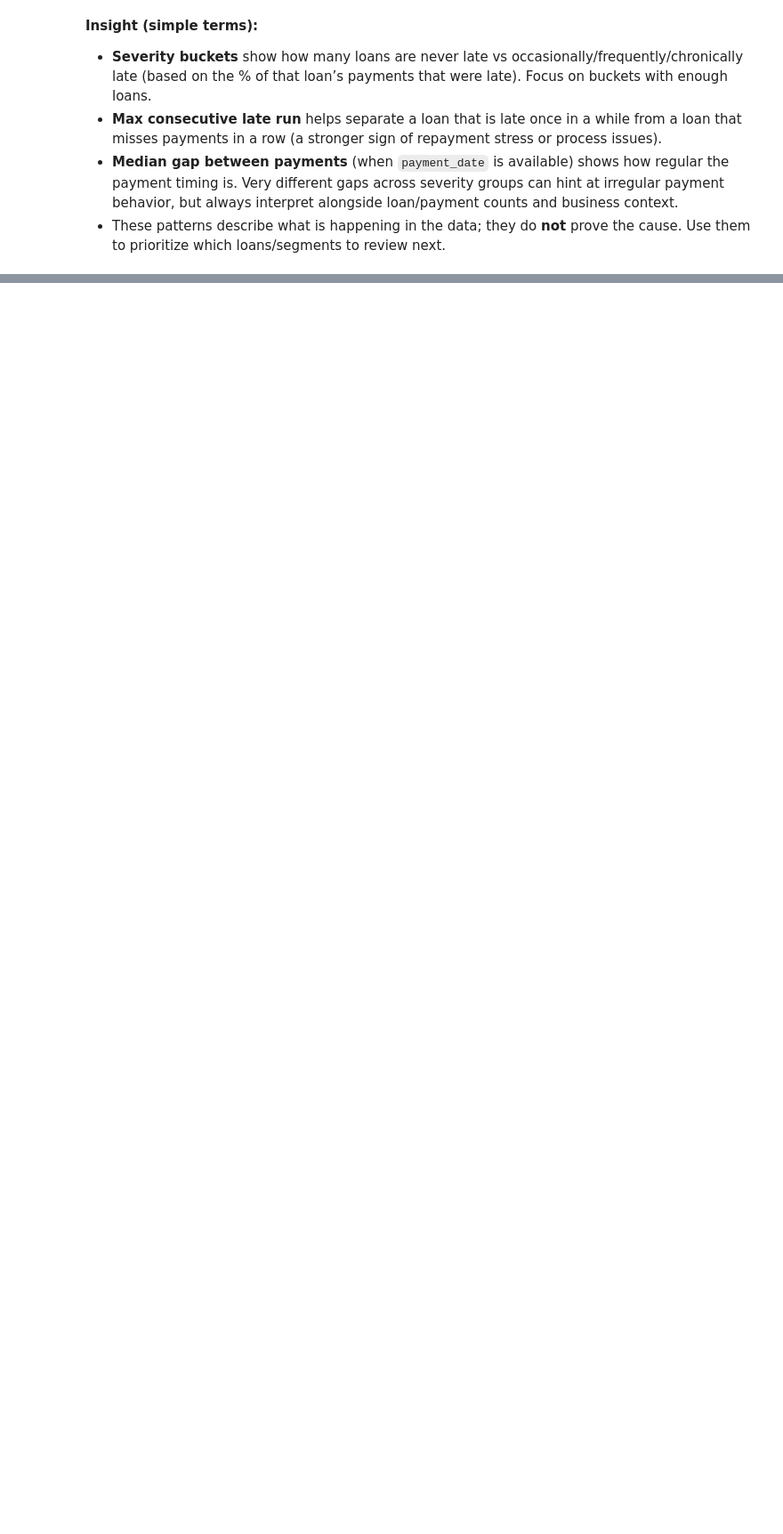
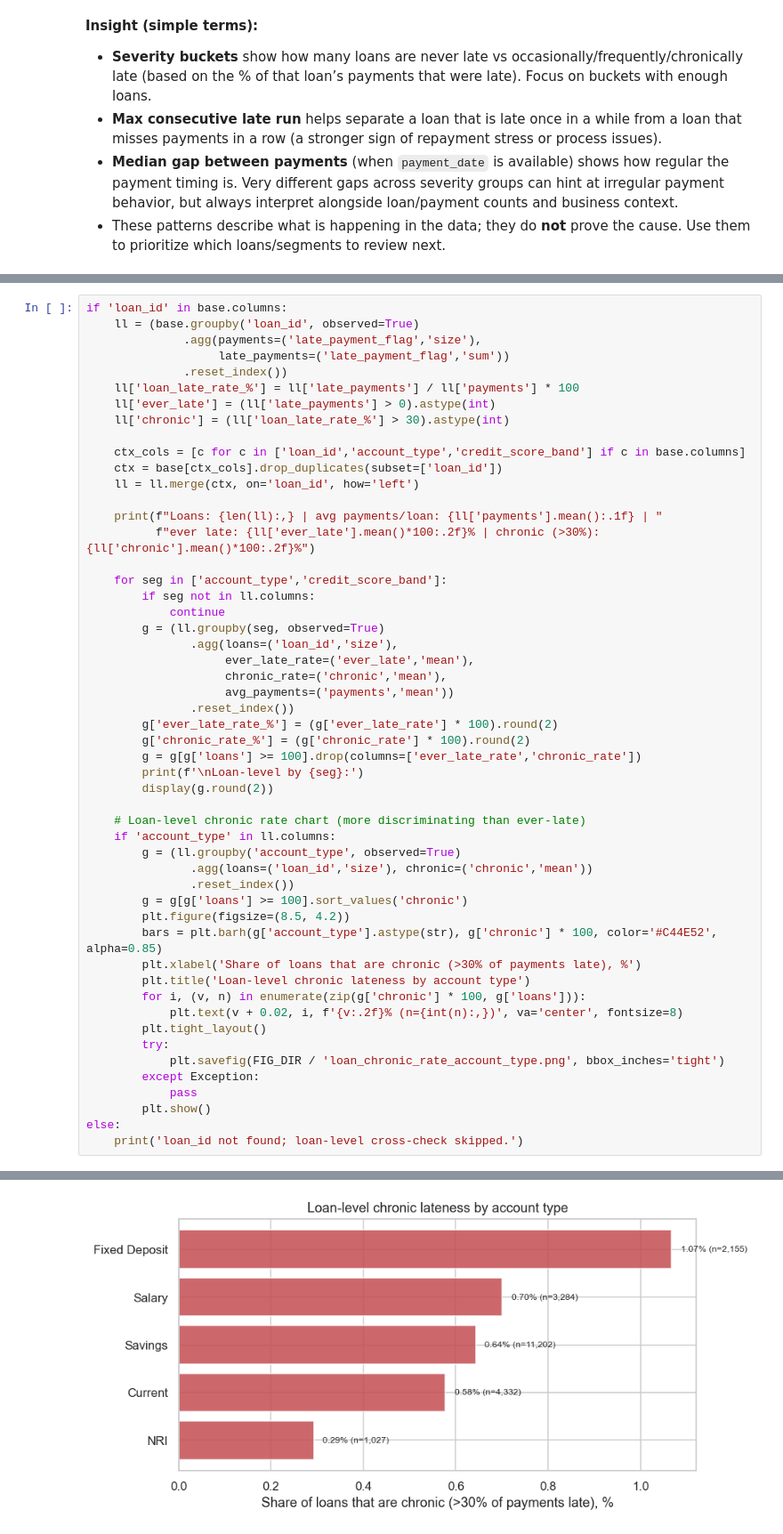
Before and after one commit to ConradNats/Banking-data-analysis, a Jupyter notebook: notebooks/02_loan_repayment.ipynb, the cells around one changed output, grey strips where cells are left out. Shown at 89% size. Cells and saved outputs as stored; diff of their text form; blank space fills up the shorter version.

```diff
--- a/notebooks/02_loan_repayment.ipynb
+++ b/notebooks/02_loan_repayment.ipynb
@@ -1896,0 +2066,53 @@ else:
+# %%
+if 'loan_id' in base.columns:
+    ll = (base.groupby('loan_id', observed=True)
+              .agg(payments=('late_payment_flag','size'),
+                   late_payments=('late_payment_flag','sum'))
+              .reset_index())
+    ll['loan_late_rate_%'] = ll['late_payments'] / ll['payments'] * 100
+    ll['ever_late'] = (ll['late_payments'] > 0).astype(int)
+    ll['chronic'] = (ll['loan_late_rate_%'] > 30).astype(int)
+
+    ctx_cols = [c for c in ['loan_id','account_type','credit_score_band'] if c in base.columns]
+    ctx = base[ctx_cols].drop_duplicates(subset=['loan_id'])
+    ll = ll.merge(ctx, on='loan_id', how='left')
+
+    print(f"Loans: {len(ll):,} | avg payments/loan: {ll['payments'].mean():.1f} | "
+          f"ever late: {ll['ever_late'].mean()*100:.2f}% | chronic (>30%): {ll['chronic'].mean()*100:.2f}%")
+
+    for seg in ['account_type','credit_score_band']:
+        if seg not in ll.columns:
+            continue
+        g = (ll.groupby(seg, observed=True)
+               .agg(loans=('loan_id','size'),
+                    ever_late_rate=('ever_late','mean'),
+                    chronic_rate=('chronic','mean'),
+                    avg_payments=('payments','mean'))
+               .reset_index())
+        g['ever_late_rate_%'] = (g['ever_late_rate'] * 100).round(2)
+        g['chronic_rate_%'] = (g['chronic_rate'] * 100).round(2)
+        g = g[g['loans'] >= 100].drop(columns=['ever_late_rate','chronic_rate'])
+        print(f'\nLoan-level by {seg}:')
+        display(g.round(2))
+
+    # Loan-level chronic rate chart (more discriminating than ever-late)
+    if 'account_type' in ll.columns:
+        g = (ll.groupby('account_type', observed=True)
+               .agg(loans=('loan_id','size'), chronic=('chronic','mean'))
+               .reset_index())
+        g = g[g['loans'] >= 100].sort_values('chronic')
+        plt.figure(figsize=(8.5, 4.2))
+        bars = plt.barh(g['account_type'].astype(str), g['chronic'] * 100, color='#C44E52', alpha=0.85)
+        plt.xlabel('Share of loans that are chronic (>30% of payments late), %')
+        plt.title('Loan-level chronic lateness by account type')
+        for i, (v, n) in enumerate(zip(g['chronic'] * 100, g['loans'])):
+            plt.text(v + 0.02, i, f'{v:.2f}% (n={int(n):,})', va='center', fontsize=8)
+        plt.tight_layout()
+        try:
+            plt.savefig(FIG_DIR / 'loan_chronic_rate_account_type.png', bbox_inches='tight')
+        except Exception:
+            pass
+        plt.show()
+else:
+    print('loan_id not found; loan-level cross-check skipped.')
+# %% [output]
@@ -1896,0 +2135 @@ else:
+[figure, added]
```
Also changed, not shown: parts of 19 cells of this notebook, 8 other files.
